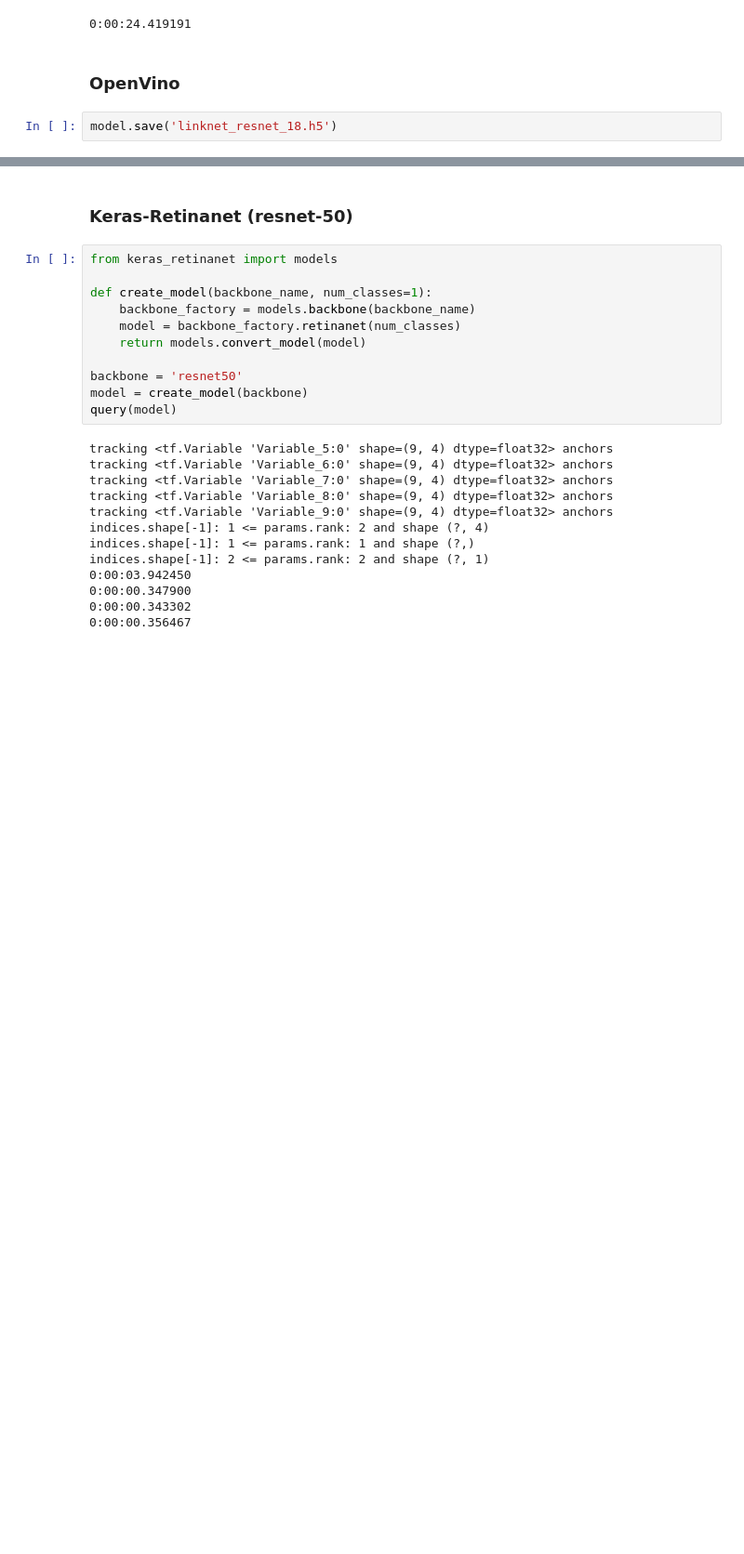
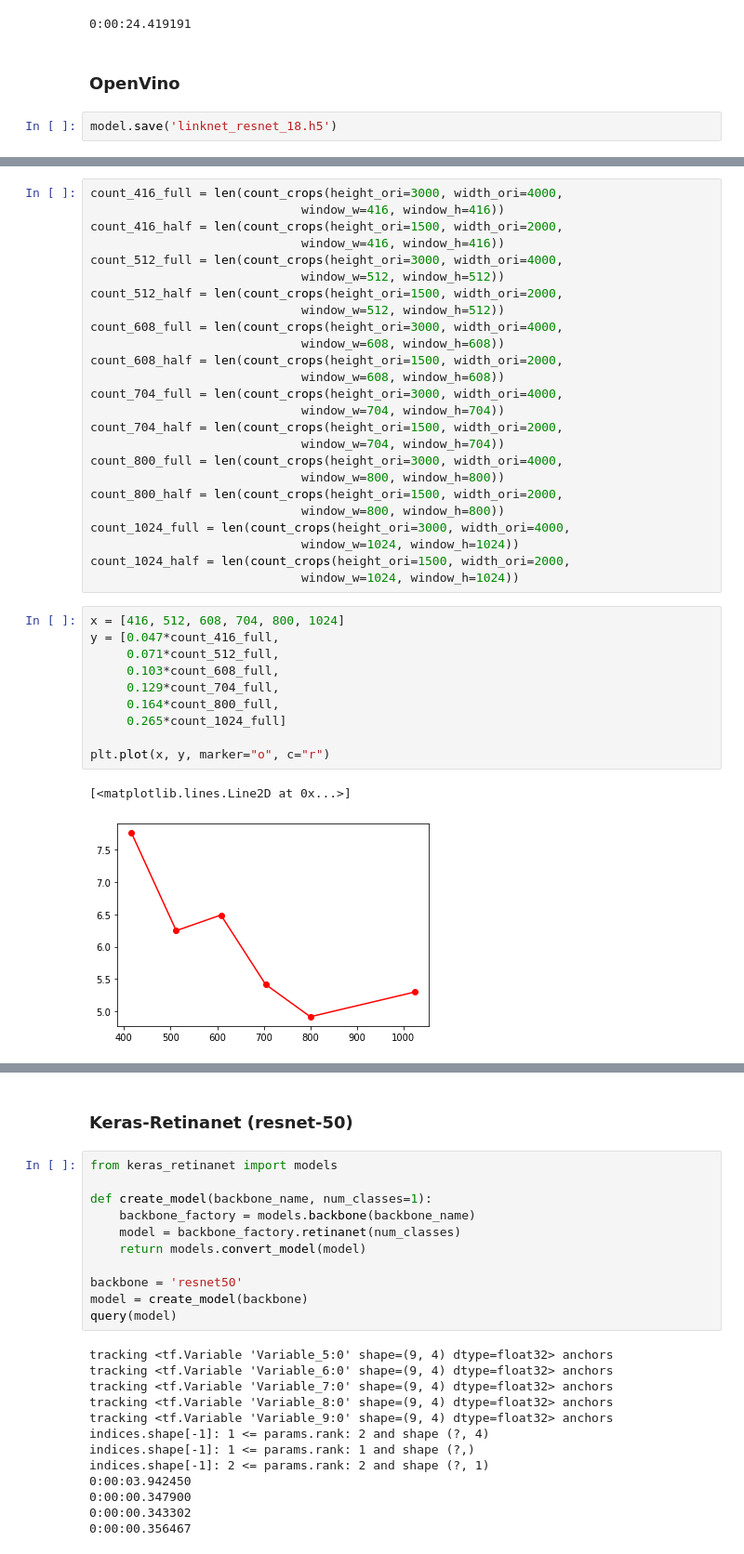
Before and after one commit to lacmus-foundation/lacmus-research, a Jupyter notebook: performance_comparison.ipynb, the cells around one changed output, grey strips where cells are left out. Shown: that part at 93% size. Drawn from its saved outputs; the diff is of its cells as text; blank space fills up the shorter version.

Commit message:
crops performance research

```diff
--- a/performance_comparison.ipynb
+++ b/performance_comparison.ipynb
@@ -410,0 +558,38 @@ make 4 predictions:
+# %%
+count_416_full = len(count_crops(height_ori=3000, width_ori=4000,
+                             window_w=416, window_h=416))
+count_416_half = len(count_crops(height_ori=1500, width_ori=2000,
+                             window_w=416, window_h=416))
+count_512_full = len(count_crops(height_ori=3000, width_ori=4000,
+                             window_w=512, window_h=512))
+count_512_half = len(count_crops(height_ori=1500, width_ori=2000,
+                             window_w=512, window_h=512))
+count_608_full = len(count_crops(height_ori=3000, width_ori=4000,
+                             window_w=608, window_h=608))
+count_608_half = len(count_crops(height_ori=1500, width_ori=2000,
+                             window_w=608, window_h=608))
+count_704_full = len(count_crops(height_ori=3000, width_ori=4000,
+                             window_w=704, window_h=704))
+count_704_half = len(count_crops(height_ori=1500, width_ori=2000,
+                             window_w=704, window_h=704))
+count_800_full = len(count_crops(height_ori=3000, width_ori=4000,
+                             window_w=800, window_h=800))
+count_800_half = len(count_crops(height_ori=1500, width_ori=2000,
+                             window_w=800, window_h=800))
+count_1024_full = len(count_crops(height_ori=3000, width_ori=4000,
+                             window_w=1024, window_h=1024))
+count_1024_half = len(count_crops(height_ori=1500, width_ori=2000,
+                             window_w=1024, window_h=1024))
+# %%
+x = [416, 512, 608, 704, 800, 1024]
+y = [0.047*count_416_full,
+     0.071*count_512_full,
+     0.103*count_608_full,
+     0.129*count_704_full,
+     0.164*count_800_full,
+     0.265*count_1024_full]
+
+plt.plot(x, y, marker="o", c="r")
+# %% [output]
+[<matplotlib.lines.Line2D at 0x...>]
+[figure, added]
```
Also changed, not shown: parts of 13 cells of this notebook, 1 other file.
